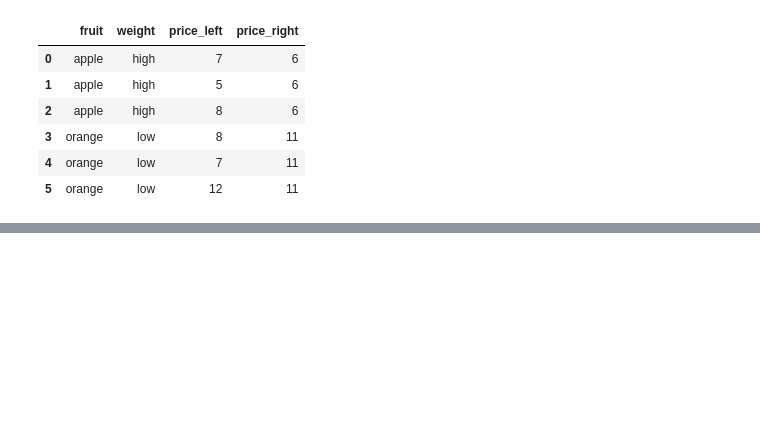
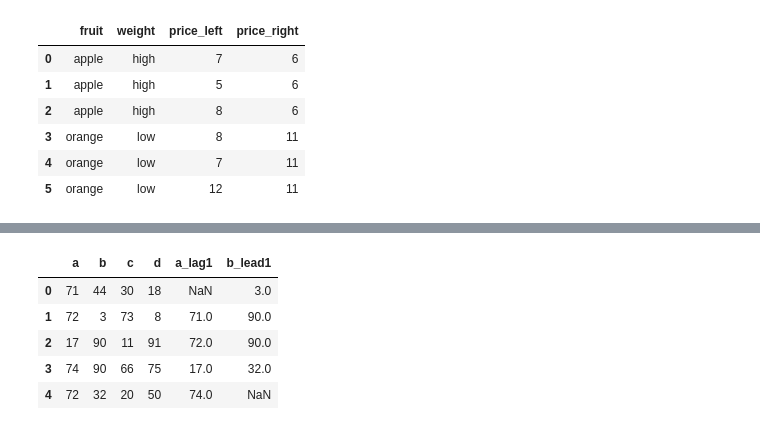
Before and after one commit to KarimaCha/Exercises_Python_NumPy_Pandas, a Jupyter notebook: 03_Pandas_Exercises_KC.ipynb, the cells around one changed output, grey strips where cells are left out. Cells and saved outputs as stored; diff of their text form; code cells hidden in the pictures; blank space fills up the shorter version.

```diff
--- a/03_Pandas_Exercises_KC.ipynb
+++ b/03_Pandas_Exercises_KC.ipynb
@@ -3588,0 +3608,5 @@ df2 = pd.DataFrame({'pazham': ['apple', 'orange', 'pine'] * 2,
+# %%
+# Create two new columns in df, one of which is a lag1 (shift column a down by 1 row) of column ‘a’
+# and the other is a lead1 (shift column b up by 1 row).
+df = pd.DataFrame(np.random.randint(1, 100, 20).reshape(-1, 4), columns = list('abcd'))
+df
@@ -3588,0 +3620,11 @@ df2 = pd.DataFrame({'pazham': ['apple', 'orange', 'pine'] * 2,
+# %%
+df['a_lag1'] = df.a.shift(1) # Shift index by desired number of periods with an optional time `freq`.
+df['b_lead1'] = df.b.shift(-1)
+df
+# %% [output]
+|  | a | b | c | d | a_lag1 | b_lead1 |
+| 0 | 71 | 44 | 30 | 18 | NaN | 3.0 |
+| 1 | 72 | 3 | 73 | 8 | 71.0 | 90.0 |
+| 2 | 17 | 90 | 11 | 91 | 72.0 | 90.0 |
+| 3 | 74 | 90 | 66 | 75 | 17.0 | 32.0 |
+| 4 | 72 | 32 | 20 | 50 | 74.0 | NaN |
```
Also changed, not shown: parts of 19 cells of this notebook.
